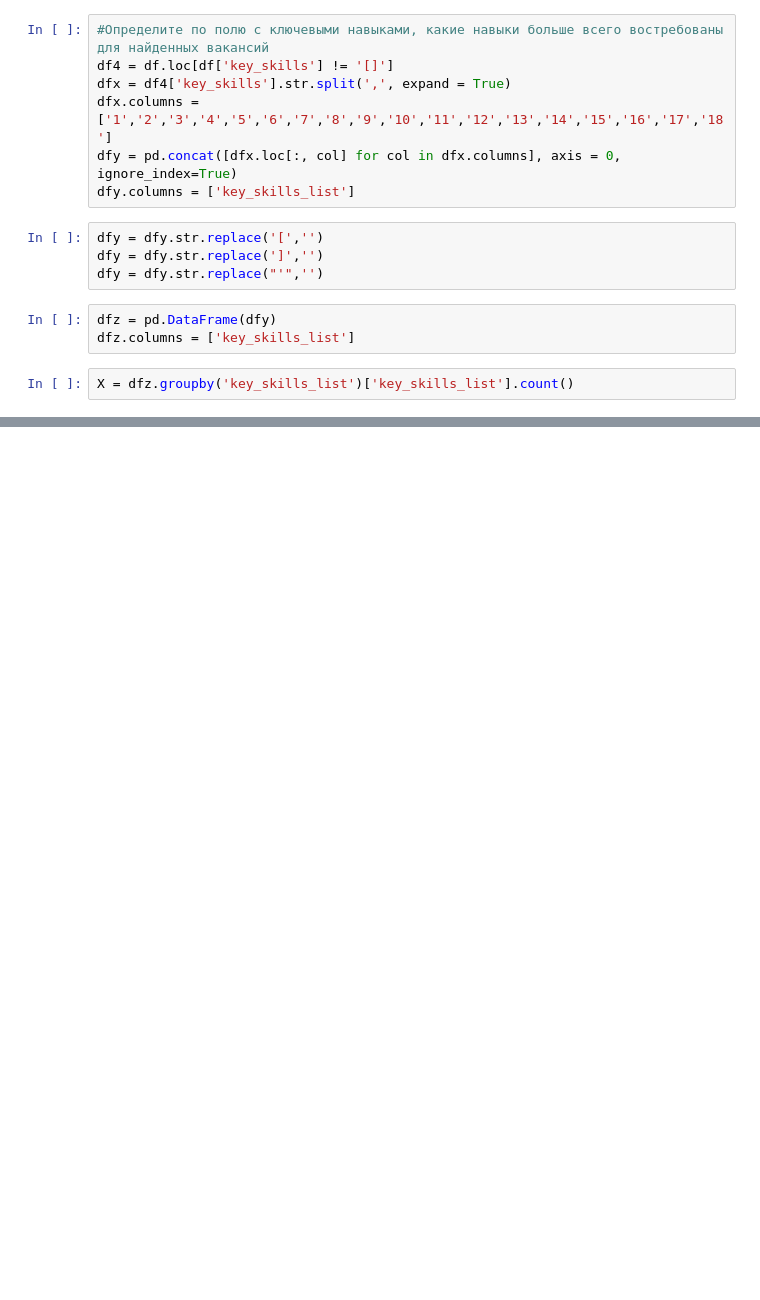
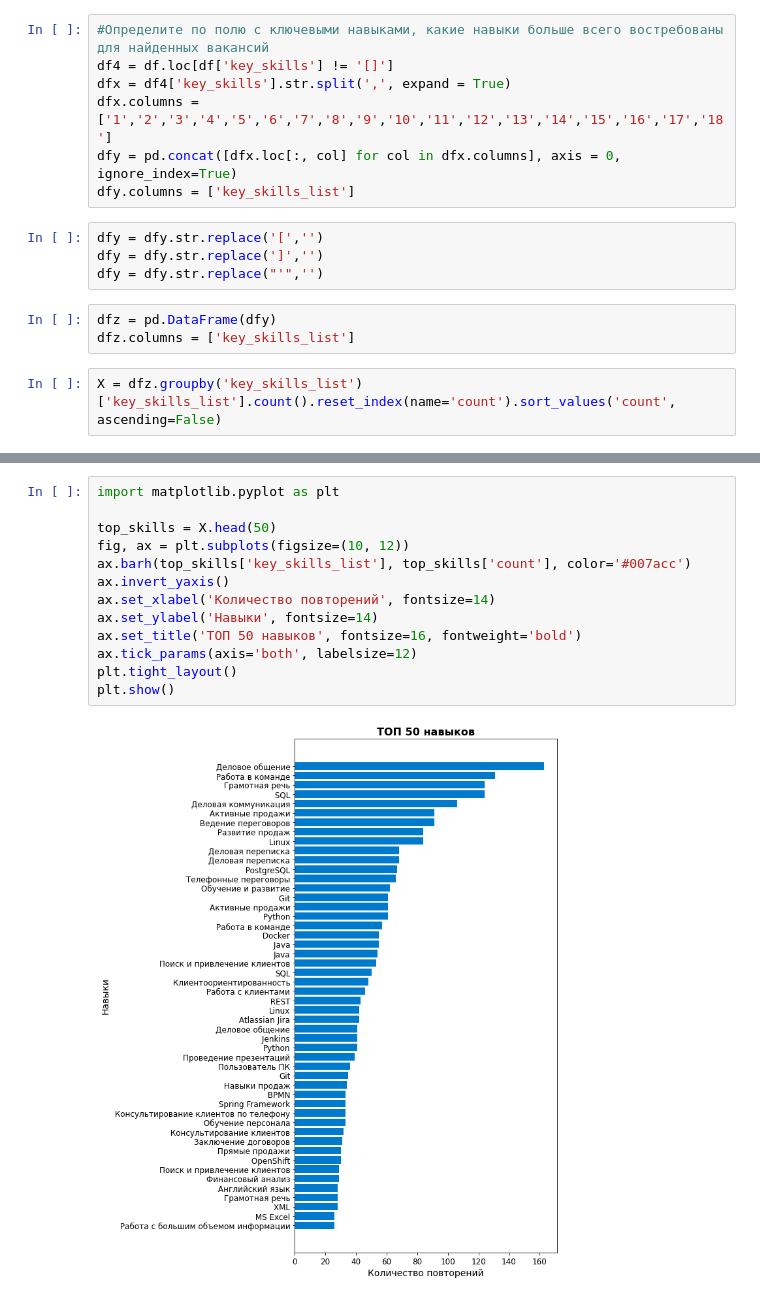
Before and after one commit to Bum1987/Bulat_DA_course, a Jupyter notebook: Hometask 2.ipynb, the cells around one changed output, grey strips where cells are left out. Saved outputs shown, nothing was run; the diff lists cells and outputs as text; blank space fills up the shorter version.

```diff
--- a/Hometask 2.ipynb
+++ b/Hometask 2.ipynb
@@ -198,4 +189,4 @@ dfy = dfy.str.replace("'",'')
 dfz = pd.DataFrame(dfy)
 dfz.columns = ['key_skills_list']
 # %%
-X = dfz.groupby('key_skills_list')['key_skills_list'].count()
+X = dfz.groupby('key_skills_list')['key_skills_list'].count().reset_index(name='count').sort_values('count', ascending=False)
@@ -212,0 +209,15 @@ plt.show()
+# %%
+import matplotlib.pyplot as plt
+
+top_skills = X.head(50)
+fig, ax = plt.subplots(figsize=(10, 12))
+ax.barh(top_skills['key_skills_list'], top_skills['count'], color='#007acc')
+ax.invert_yaxis()
+ax.set_xlabel('Количество повторений', fontsize=14)
+ax.set_ylabel('Навыки', fontsize=14)
+ax.set_title('ТОП 50 навыков', fontsize=16, fontweight='bold')
+ax.tick_params(axis='both', labelsize=12)
+plt.tight_layout()
+plt.show()
+# %% [output]
+[figure, added]
```
Also changed, not shown: parts of 4 cells of this notebook.
